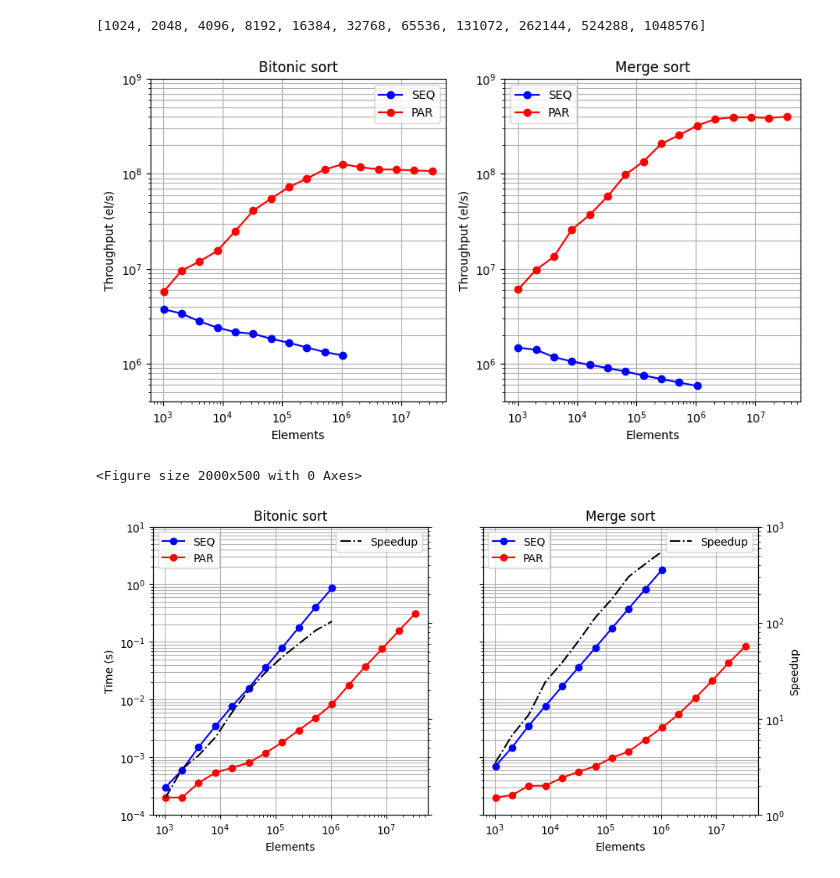
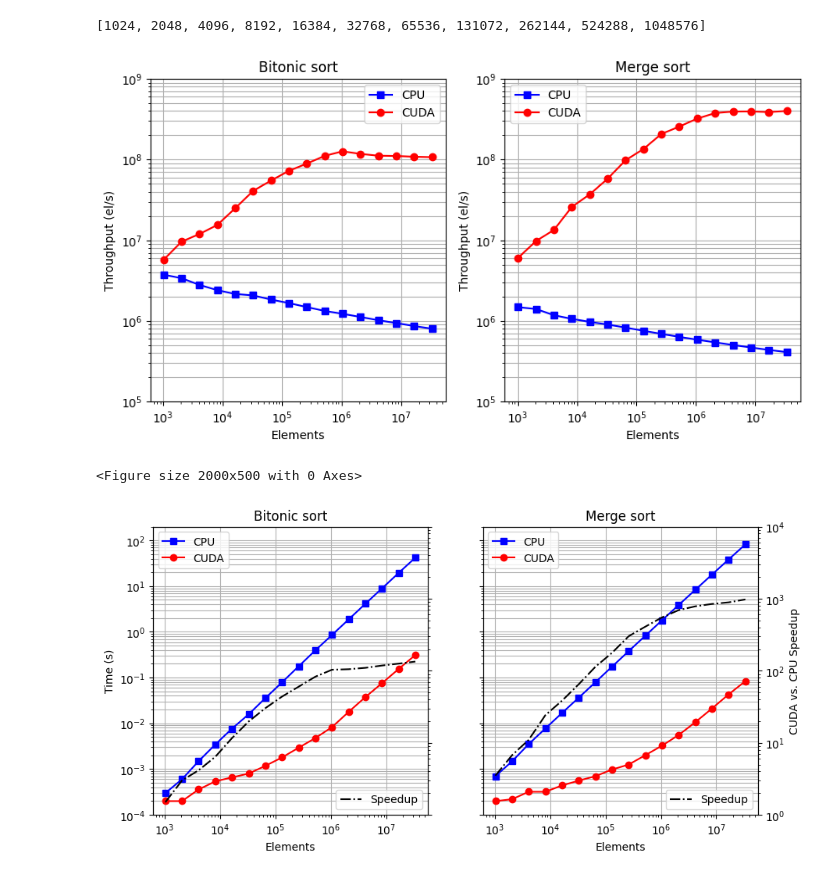
Before and after one commit to Paulaner99/Parallel_Sorting_CUDA, a Jupyter notebook: plot.ipynb, the cells around one changed output. Drawn from its saved outputs; the diff is of its cells as text; code cells hidden in the pictures.

```diff
--- a/plot.ipynb
+++ b/plot.ipynb
@@ -83,11 +83,11 @@ m_tS = [[0.0011,    0.0006,    0.0006,    0.0006,    0.0006,],
        [0.3798,    0.3795,    0.3803,    0.3794,    0.3800,],
        [0.8267,    0.8286,    0.8263,    0.8273,    0.8261,],
        [1.7952,    1.7951,    1.7924,    1.7951,    1.7907,],
-       [np.nan,np.nan,np.nan,np.nan,np.nan],
-       [np.nan,np.nan,np.nan,np.nan,np.nan],
-       [np.nan,np.nan,np.nan,np.nan,np.nan],
-       [np.nan,np.nan,np.nan,np.nan,np.nan],
-       [np.nan,np.nan,np.nan,np.nan,np.nan],]
+       [3.8732,    3.8729,    3.8821,    3.8709,    3.8746,],
+       [8.3409,    8.3315,    8.3332,    8.3975,    8.3437,],
+       [18.0063,    17.8796,    17.8991,    17.9098,    17.8930,],
+       [38.7415,    38.6061,    38.2674,    38.2395,    38.3673,],
+       [81.6699,    81.7760,    81.8394,    82.3166,    81.7240,],]
 
 m_thS = [[942042,    1633174,    1590062,    1620253,    1620253,],
        [1417301,    1389417,    1410468,    1395095,    1402740,],
@@ -100,11 +100,11 @@ m_thS = [[942042,    1633174,    1590062,    1620253,    1620253,],
        [690163,    690749,    689370,    691031,    689891,],
        [634195,    632741,    634466,    633763,    634641,],
        [584105,    584132,    585002,    584118,    585574,],
-       [np.nan,np.nan,np.nan,np.nan,np.nan],
-       [np.nan,np.nan,np.nan,np.nan,np.nan],
-       [np.nan,np.nan,np.nan,np.nan,np.nan],
-       [np.nan,np.nan,np.nan,np.nan,np.nan],
-       [np.nan,np.nan,np.nan,np.nan,np.nan],]
+       [541452,    541493,    540213,    541773,    541250,],
+       [502860,    503430,    503325,    499473,    502688,],
+       [465872,    469173,    468660,    468381,    468820,],
+       [433055,    434575,    438420,    438740,    437279,],
+       [410854,    410321,    410004,    407626,    410582,],]
 
 m_tP = [[0.0002,    0.0002,    0.0002,    0.0002,    0.0002,],
        [0.0002,    0.0002,    0.0002,    0.0003,    0.0002,],
@@ -146,33 +146,33 @@ print(n)
 # %%
 plt.figure(figsize=(10,5))
 plt.subplot(1,2,1)
-plt.plot(n, np.mean(b_thS, axis=-1), '-o', c='b')
+plt.plot(n, np.mean(b_thS, axis=-1), '-s', c='b')
 plt.plot(n, np.mean(b_thP, axis=-1), '-o', c='r')
 plt.xscale('log')
 plt.yscale('log')
-plt.legend(['SEQ', 'PAR'])
+plt.legend(['CPU', 'CUDA'])
 plt.xlabel('Elements')
 plt.ylabel('Throughput (el/s)')
 plt.grid(which='both', axis='y')
 plt.grid(which='major', axis='x')
-plt.ylim(4*10**5, 10**9)
+plt.ylim(10**5, 10**9)
 plt.title('Bitonic sort')
 
 plt.subplot(1,2,2)
-plt.plot(n, np.mean(m_thS, axis=-1), '-o', c='b')
+plt.plot(n, np.mean(m_thS, axis=-1), '-s', c='b')
 plt.plot(n, np.mean(m_thP, axis=-1), '-o', c='r')
 plt.xscale('log')
 plt.yscale('log')
-plt.legend(['SEQ', 'PAR'])
+plt.legend(['CPU', 'CUDA'])
 plt.xlabel('Elements')
 plt.ylabel('Throughput (el/s)')
 plt.grid(which='both', axis='y')
 plt.grid(which='major', axis='x')
-plt.ylim(4*10**5, 10**9)
+plt.ylim(10**5, 10**9)
 plt.title('Merge sort')
 plt.show()
 # %% [output]
-[figure, old version]
+[figure, new version]
 # %%
 plt.figure(figsize=(20,5))
 fig, (ax1, ax3) = plt.subplots(1, 2)
@@ -180,44 +180,44 @@ fig.set_figwidth(10)
 ax2 = ax1.twinx()
 ax4 = ax3.twinx()
 
-ax1.plot(n, np.mean(b_tS, axis=-1), '-o', c='b')
+ax1.plot(n, np.mean(b_tS, axis=-1), '-s', c='b')
 ax1.plot(n, np.mean(b_tP, axis=-1), '-o', c='r')
 ax1.set_xscale('log')
 ax1.set_yscale('log')
 ax1.set_ylabel('Time (s)')
-ax1.legend(['SEQ', 'PAR'], loc='upper left')
+ax1.legend(['CPU', 'CUDA'], loc='upper left')
 ax1.grid(which='both', axis='y')
 ax1.grid(which='major', axis='x')
 
 ax2.plot(n, np.mean(b_tS, axis=-1) / np.mean(b_tP, axis=-1), '-.', c='black')
-ax2.legend(['Speedup'], loc='upper right')
+ax2.legend(['Speedup'], loc='lower right')
 ax2.set_yscale('log')
 
 ax1.set_title('Bitonic sort')
 ax1.set_xlabel('Elements')
-ax1.set_ylim(10**(-4), 10)
-ax2.set_ylim(1, 1000)
+ax1.set_ylim(10**(-4), 200)
+ax2.set_ylim(1, 10000)
 ax2.set_yticklabels([])
 
-ax3.plot(n, np.mean(m_tS, axis=-1), '-o', c='b')
+ax3.plot(n, np.mean(m_tS, axis=-1), '-s', c='b')
 ax3.plot(n, np.mean(m_tP, axis=-1), '-o', c='r')
 ax3.set_xscale('log')
 ax3.set_yscale('log')
-ax3.legend(['SEQ', 'PAR'], loc='upper left')
+ax3.legend(['CPU', 'CUDA'], loc='upper left')
 ax3.grid(which='both', axis='y')
 ax3.grid(which='major', axis='x')
 
 ax4.plot(n, np.mean(m_tS, axis=-1) / np.mean(m_tP, axis=-1), '-.', c='black')
-ax4.set_ylabel('Speedup')
-ax4.legend(['Speedup'], loc='upper right')
+ax4.set_ylabel('CUDA vs. CPU Speedup')
+ax4.legend(['Speedup'], loc='lower right')
 ax4.set_yscale('log')
 
 ax3.set_yticklabels([])
 ax3.set_title('Merge sort')
 ax3.set_xlabel('Elements')
-ax3.set_ylim(10**(-4), 10)
-ax4.set_ylim(1, 1000)
+ax3.set_ylim(10**(-4), 200)
+ax4.set_ylim(1, 10000)
 plt.show()
 # %% [output]
 <Figure size 2000x500 with 0 Axes>
-[figure, old version]
+[figure, new version]
```
Also changed, not shown: parts of 1 cell of this notebook, 4 other files.
